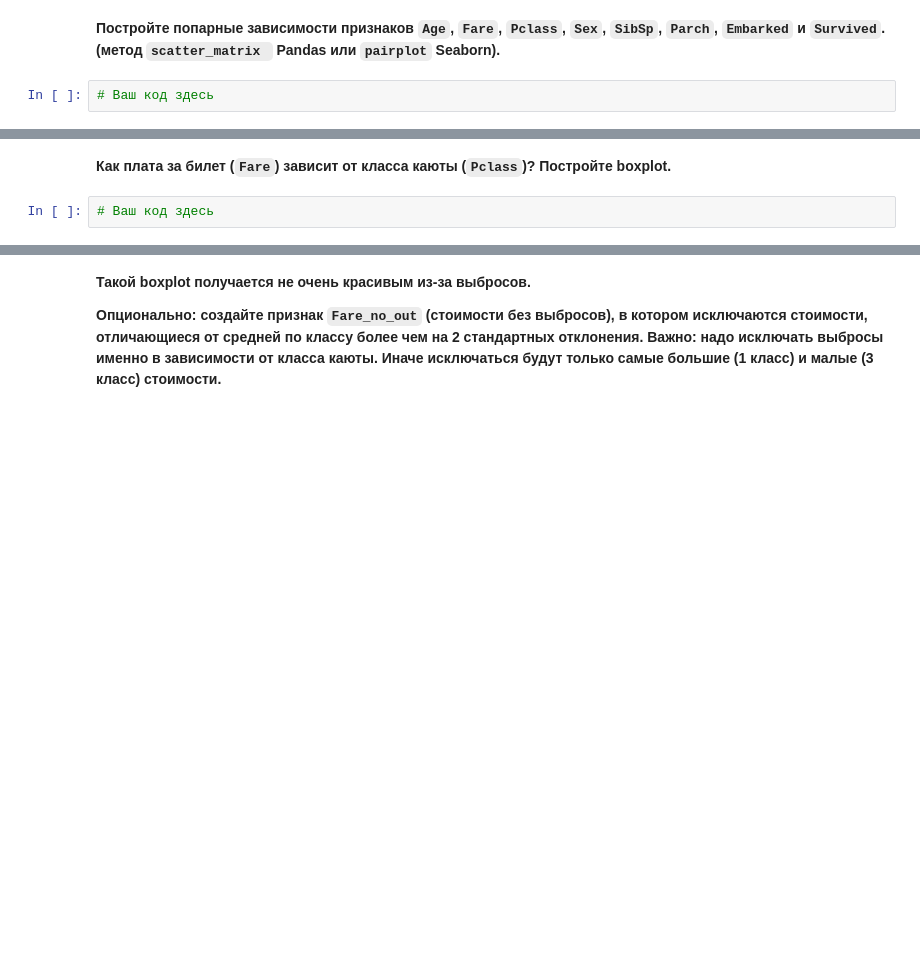
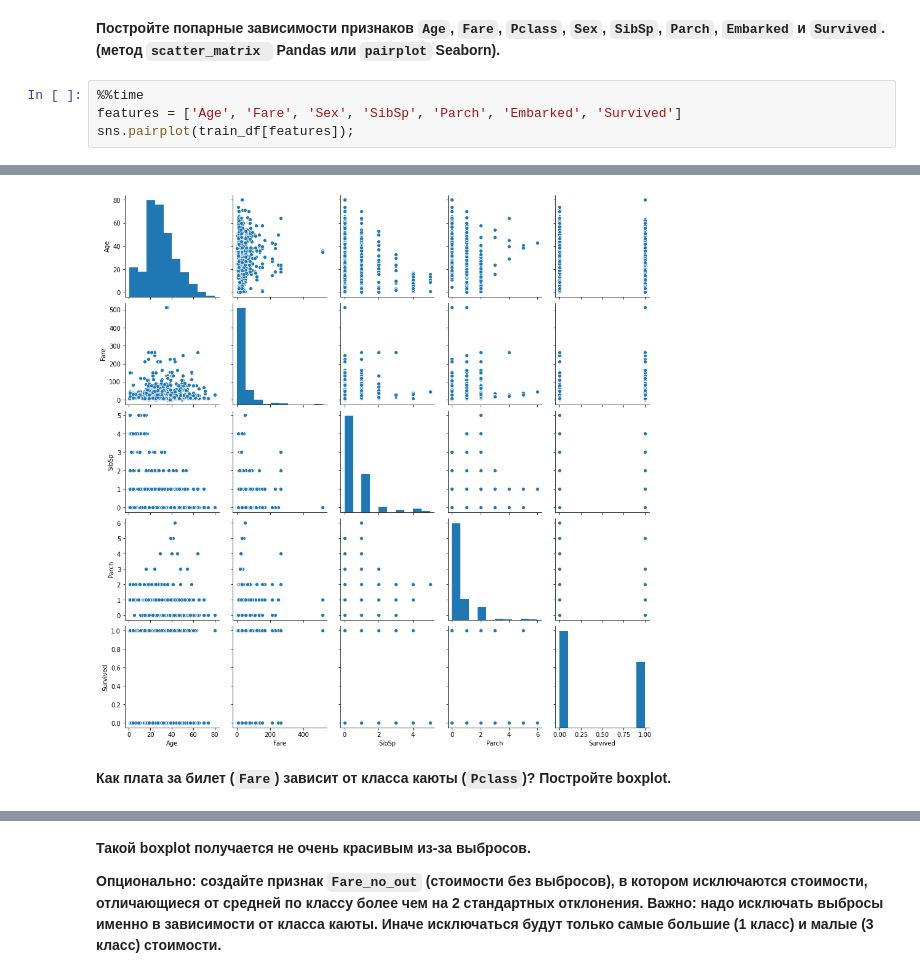
Before and after one commit to TotalChest/mlcourse.ai, a Jupyter notebook: 02_visual_analysis/lesson2_practice_visual_titanic.ipynb, the cells around one changed output, grey strips where cells are left out. Saved outputs shown, nothing was run; the diff lists cells and outputs as text; blank space fills up the shorter version.

```diff
--- a/02_visual_analysis/lesson2_practice_visual_titanic.ipynb
+++ b/02_visual_analysis/lesson2_practice_visual_titanic.ipynb
@@ -68,4 +74,7 @@ train_df = train_df.drop('Cabin', axis=1).dropna()
 # %% [markdown]
 **Постройте попарные зависимости признаков `Age`, `Fare`, `Pclass`, `Sex`, `SibSp`, `Parch`, `Embarked` и `Survived`. (метод `scatter_matrix ` Pandas или `pairplot` Seaborn).**
-# %%
-# Ваш код здесь
+# %%
+%%time
+features = ['Age', 'Fare', 'Sex', 'SibSp', 'Parch', 'Embarked', 'Survived']
+sns.pairplot(train_df[features]);
+# %% [output]
@@ -72,4 +83,3 @@ train_df = train_df.drop('Cabin', axis=1).dropna()
+[figure, added]
 # %% [markdown]
 **Как плата за билет (`Fare`) зависит от класса каюты (`Pclass`)? Постройте boxplot.**
-# %%
-# Ваш код здесь
```
Also changed, not shown: parts of 14 cells of this notebook, 10 other files.
